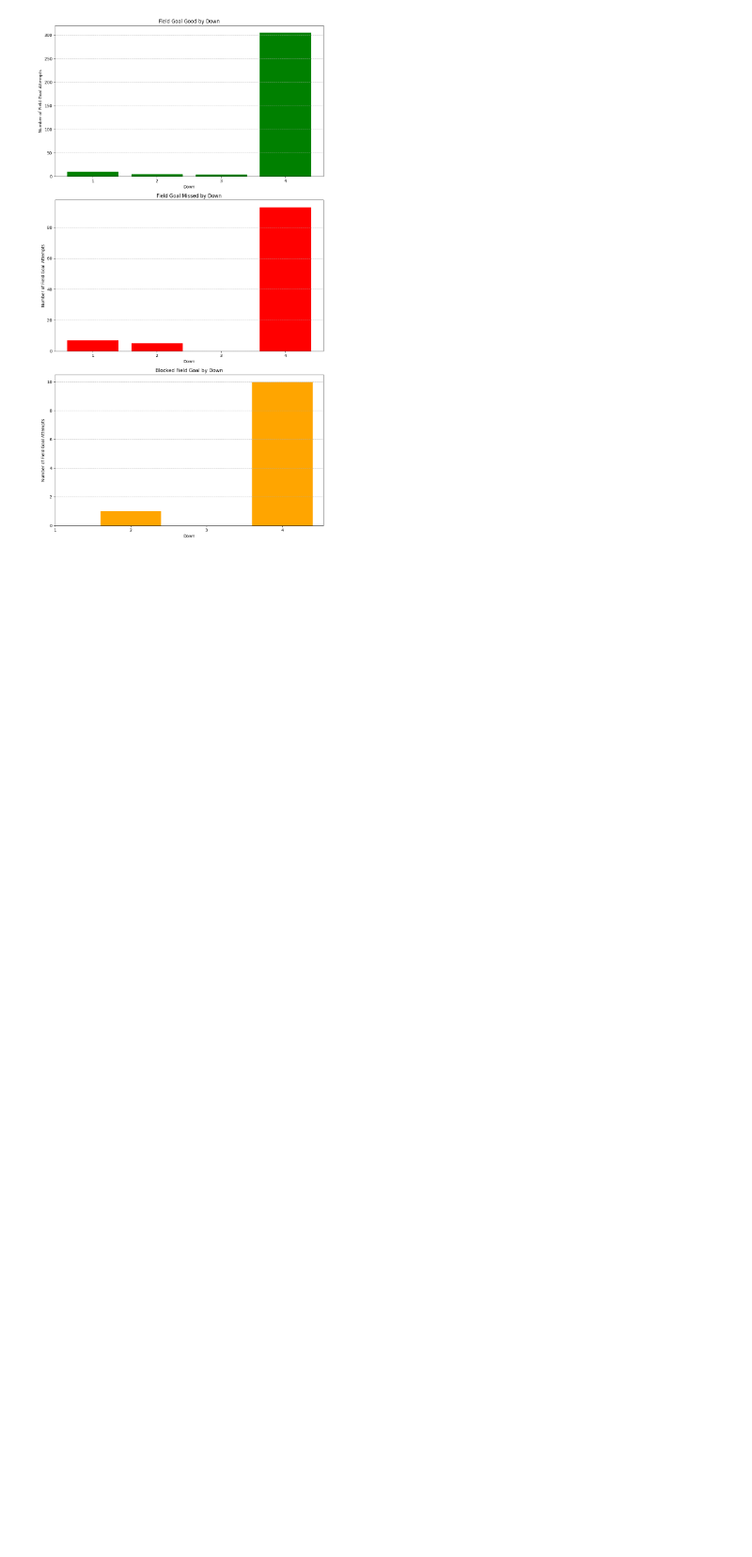
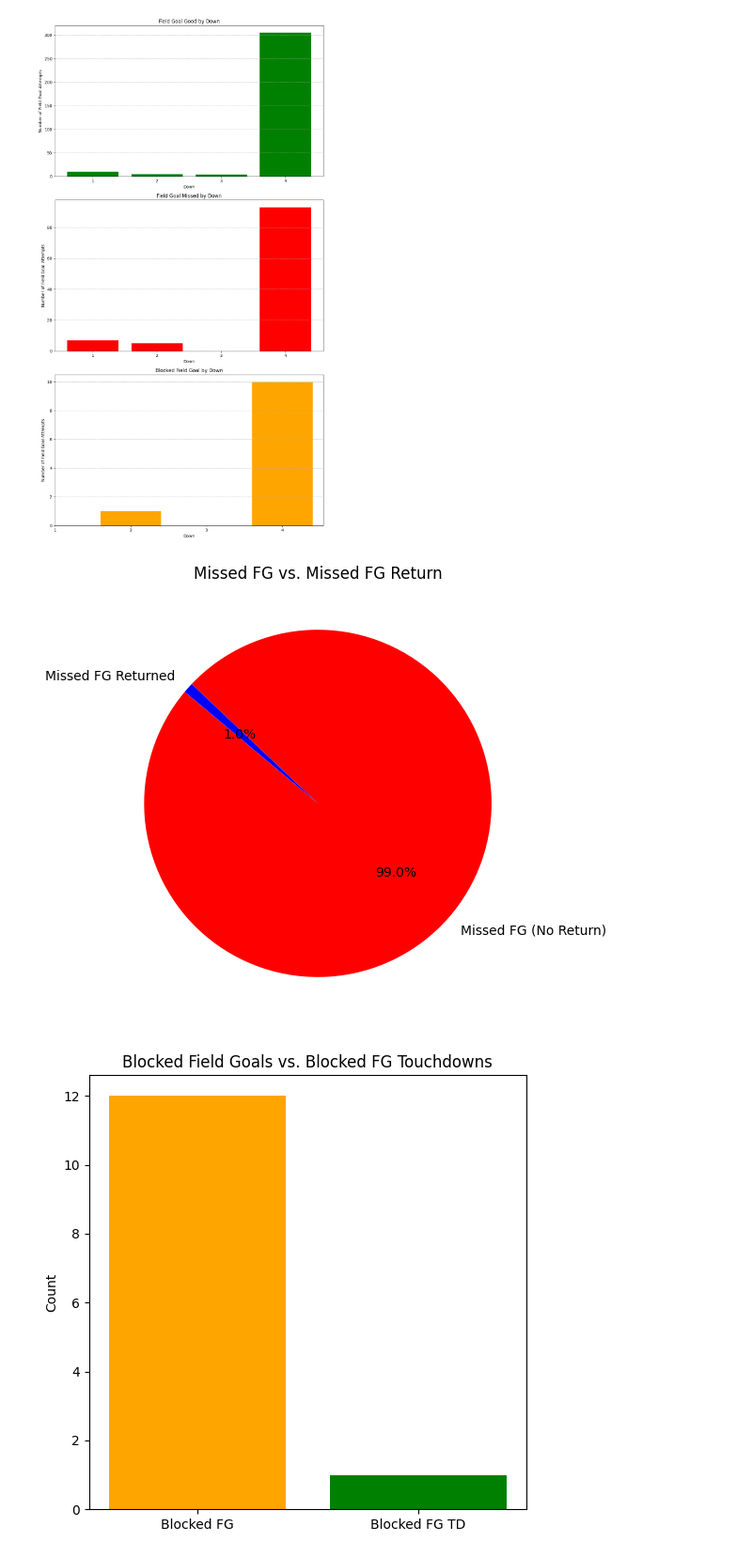
Before and after one commit to yaswanth-kumar-n/NFCC_Research, a Jupyter notebook: NFCC_Research.ipynb, the cells around one changed output. Shown at 94% size. Drawn from its saved outputs; the diff is of its cells as text; code cells hidden in the pictures; blank space fills up the shorter version.

```diff
--- a/NFCC_Research.ipynb
+++ b/NFCC_Research.ipynb
@@ -297,3 +297,64 @@ plt.tight_layout()
 plt.show()
 # %% [output]
 [figure]
+# %%
+import pandas as pd
+import matplotlib.pyplot as plt
+import seaborn as sns
+
+# Ensure the data is loaded into filtered_data_df
+df = filtered_data_df.copy()
+
+# 1. Missed FG to Missed FG Return Ratio
+missed_fg_count = df[df['play_type'] == 'Field Goal Missed'].shape[0]
+missed_fg_return_count = df[df['play_type'] == 'Missed Field Goal Return'].shape[0]
+
+plt.figure(figsize=(6, 6))
+plt.pie([missed_fg_count - missed_fg_return_count, missed_fg_return_count],
+        labels=['Missed FG (No Return)', 'Missed FG Returned'],
+        autopct='%1.1f%%', startangle=140, colors=['red', 'blue'])
+plt.title("Missed FG vs. Missed FG Return")
+plt.show()
+
+# 2. Blocked FG to Blocked FG Touchdown Ratio
+blocked_fg_count = df[df['play_type'] == 'Blocked Field Goal'].shape[0]
+blocked_fg_td_count = df[df['play_type'] == 'Blocked Field Goal Touchdown'].shape[0]
+
+plt.figure(figsize=(6, 6))
+plt.bar(['Blocked FG', 'Blocked FG TD'], [blocked_fg_count, blocked_fg_td_count], color=['orange', 'green'])
+plt.title("Blocked Field Goals vs. Blocked FG Touchdowns")
+plt.ylabel("Count")
+plt.show()
+
+# 3. Field Goal Success Rate by Distance
+fg_data = df[df['play_type'].isin(['Field Goal Good', 'Field Goal Missed'])]
+fg_data['distance_range'] = pd.cut(fg_data['distance'], bins=[0, 20, 30, 40, 50, 60], labels=['0-20', '21-30', '31-40', '41-50', '51-60'])
+fg_success_rate = fg_data.groupby('distance_range')['play_type'].apply(lambda x: (x == 'Field Goal Good').mean()).reset_index()
+
+plt.figure(figsize=(8, 5))
+sns.barplot(x='distance_range', y='play_type', data=fg_success_rate, palette='viridis')
+plt.title("Field Goal Success Rate by Distance")
+plt.ylabel("Success Rate")
+plt.xlabel("Distance Range (yards)")
+plt.show()
+
+# 4. Field Goal Attempts by Conference
+fg_attempts_by_conf = df.groupby('offense_conference')['play_type'].value_counts().unstack().fillna(0)
+fg_attempts_by_conf[['Field Goal Good', 'Field Goal Missed']].plot(kind='bar', stacked=True, figsize=(10, 5))
+plt.title("Field Goal Attempts by Conference")
+plt.ylabel("Number of Field Goals")
+plt.xlabel("Conference")
+plt.legend(title="Play Type")
+plt.show()
+
+# 5. Field Goal Outcomes by Game Situation
+plt.figure(figsize=(10, 6))
+sns.countplot(data=df, x='down', hue='play_type', order=[1, 2, 3, 4])
+plt.title("Field Goal Outcomes by Down")
+plt.xlabel("Down")
+plt.ylabel("Count")
+plt.legend(title="Play Type", bbox_to_anchor=(1.05, 1), loc='upper left')
+plt.show()
+# %% [output]
+[figure, added]
+[figure, added]
```
Also changed, not shown: parts of 1 cell of this notebook.
